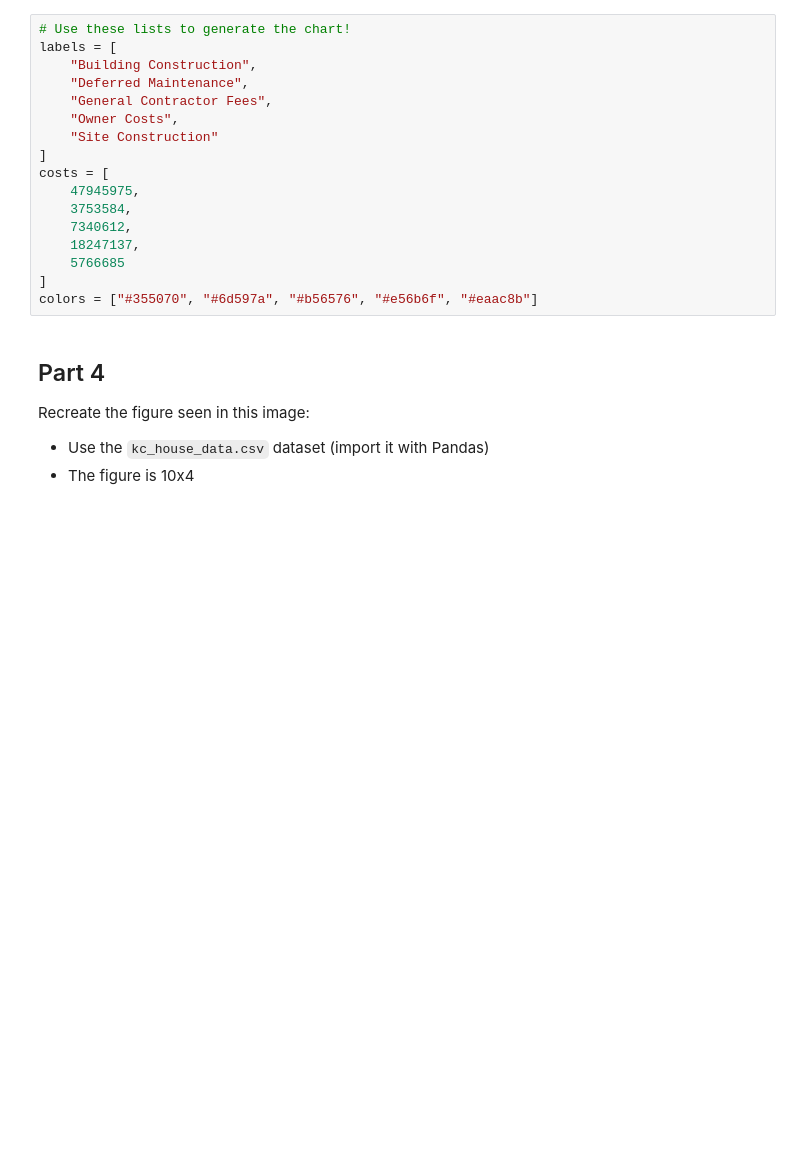
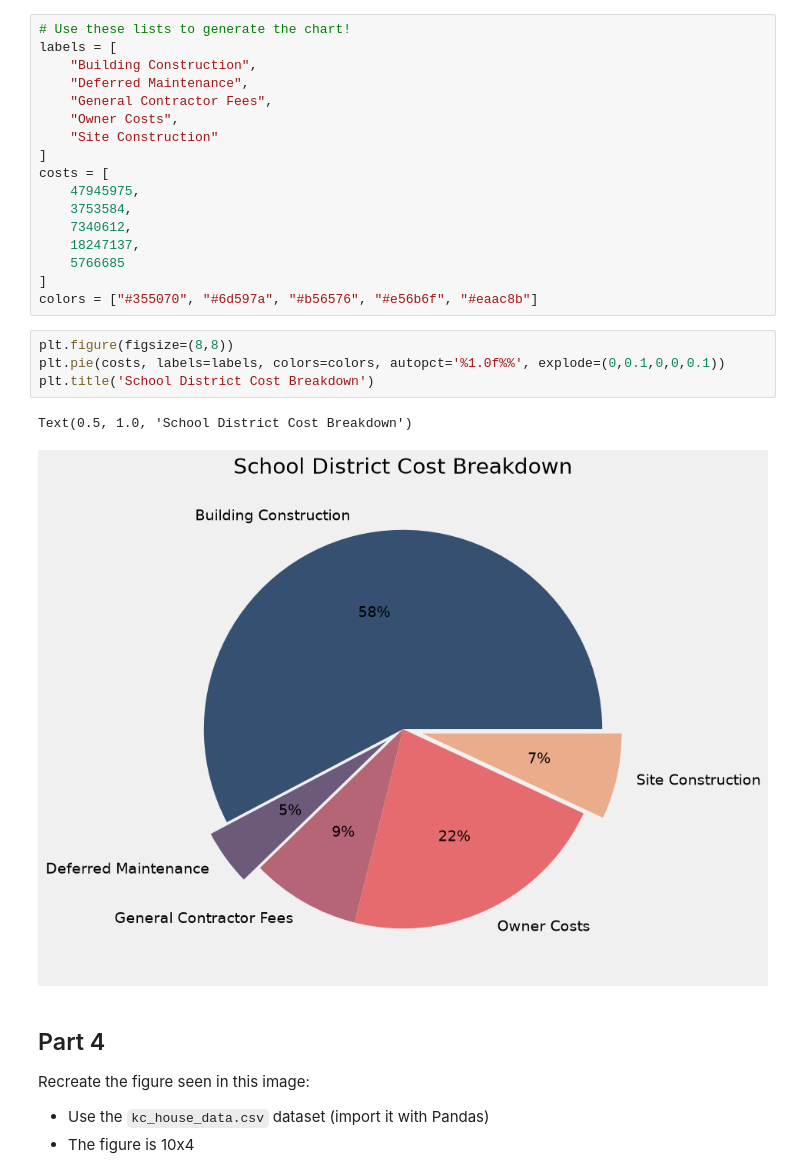
Before and after one commit to fernanda-schmidt/python-data-analysis-visualization, a Jupyter notebook: exercises/EXERCISE_11_Matplotlib.ipynb, the cells around one changed output. Drawn from its saved outputs; the diff is of its cells as text; blank space fills up the shorter version.

```diff
--- a/exercises/EXERCISE_11_Matplotlib.ipynb
+++ b/exercises/EXERCISE_11_Matplotlib.ipynb
@@ -141,6 +141,13 @@ costs = [
     5766685
 ]
 colors = ["#355070", "#6d597a", "#b56576", "#e56b6f", "#eaac8b"]
+# %%
+plt.figure(figsize=(8,8))
+plt.pie(costs, labels=labels, colors=colors, autopct='%1.0f%%', explode=(0,0.1,0,0,0.1))
+plt.title('School District Cost Breakdown')
+# %% [output]
+Text(0.5, 1.0, 'School District Cost Breakdown')
+[figure, added]
 # %% [markdown]
 ## Part 4
 
```
